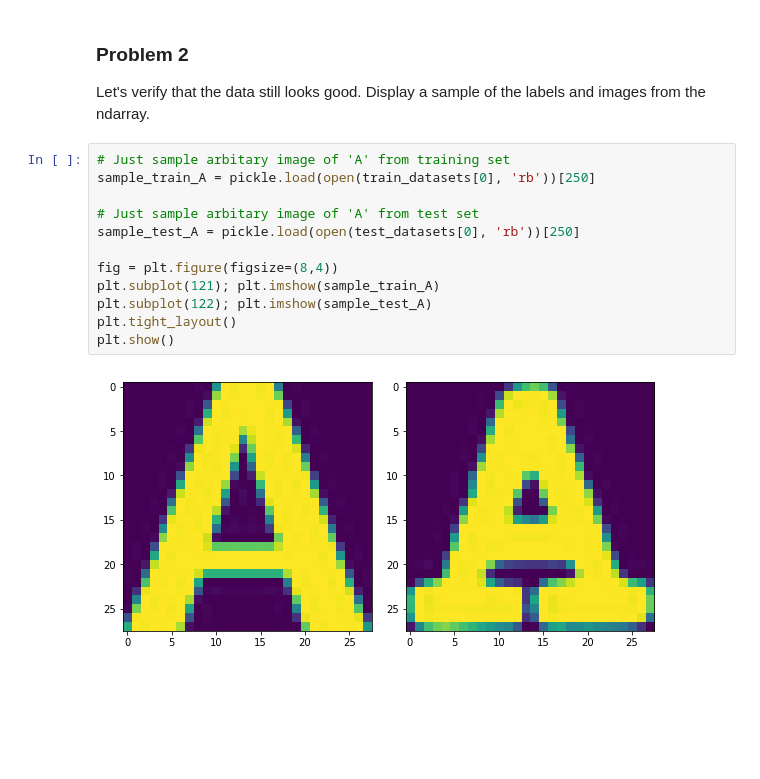
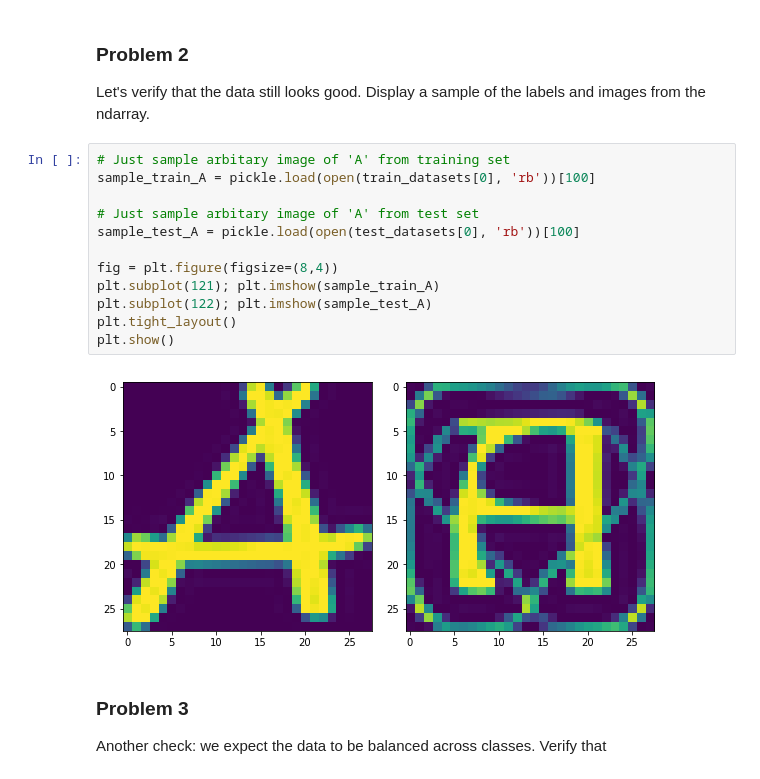
Before and after one commit to erikdao/deep-learing, a Jupyter notebook: 1_notmnist.ipynb, the cells around one changed output. Saved outputs shown, nothing was run; the diff lists cells and outputs as text; blank space fills up the shorter version.

```diff
--- a/1_notmnist.ipynb
+++ b/1_notmnist.ipynb
@@ -211,15 +211,19 @@ Standard deviation: 0.448014
 Let's verify that the data still looks good. Display a sample of the labels and images from the ndarray.
 # %%
 # Just sample arbitary image of 'A' from training set
-sample_train_A = pickle.load(open(train_datasets[0], 'rb'))[250]
+sample_train_A = pickle.load(open(train_datasets[0], 'rb'))[100]
 
 # Just sample arbitary image of 'A' from test set
-sample_test_A = pickle.load(open(test_datasets[0], 'rb'))[250]
+sample_test_A = pickle.load(open(test_datasets[0], 'rb'))[100]
 
 fig = plt.figure(figsize=(8,4))
 plt.subplot(121); plt.imshow(sample_train_A)
 plt.subplot(122); plt.imshow(sample_test_A)
 plt.tight_layout()
 plt.show()
 # %% [output]
-[figure, old version]
+[figure, new version]
+# %% [markdown]
+### Problem 3
+
+Another check: we expect the data to be balanced across classes. Verify that
```
Also changed, not shown: parts of 2 cells of this notebook.
